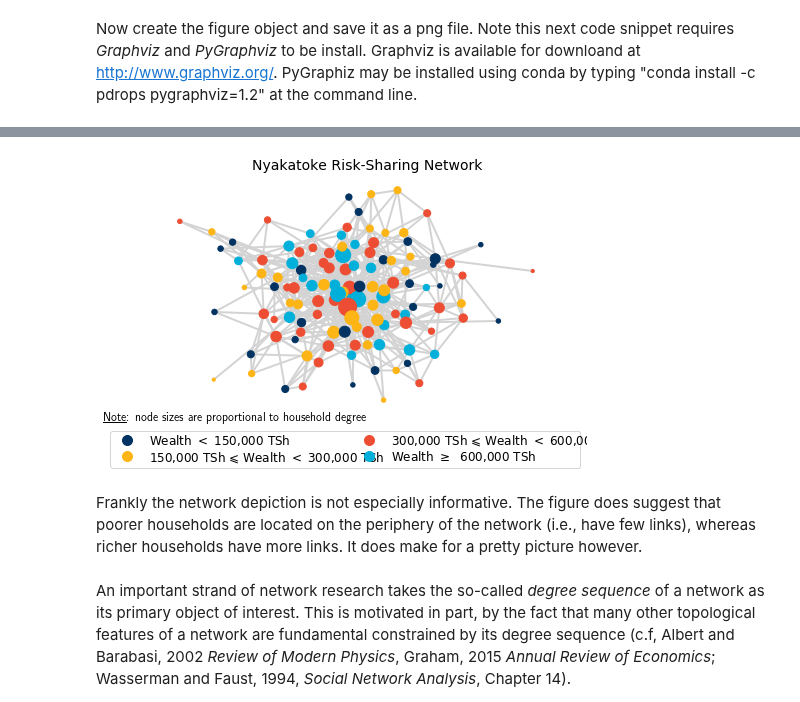
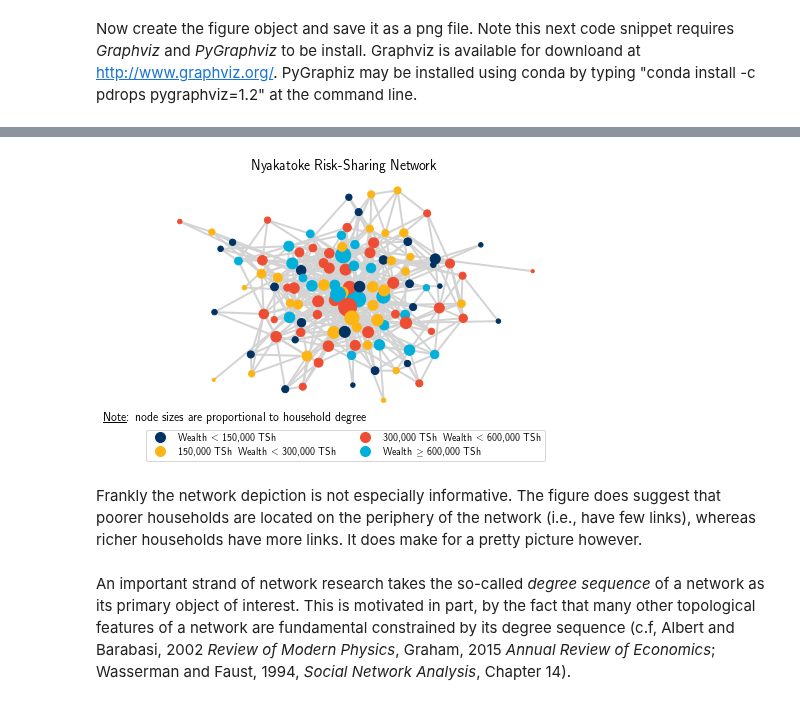
Before and after one commit to bryangraham/short_courses, a Jupyter notebook: SMU_CUHK/Notebooks/SMU_Notebook_1.ipynb, the cells around one changed output, grey strips where cells are left out. Drawn from its saved outputs; the diff is of its cells as text; code cells hidden in the pictures.

```diff
--- a/SMU_CUHK/Notebooks/SMU_Notebook_1.ipynb
+++ b/SMU_CUHK/Notebooks/SMU_Notebook_1.ipynb
@@ -208,7 +208,7 @@ rich_patch      = mlines.Line2D([], [], color='#00B0DA', marker='o', linestyle='
                                 markersize=10, label= r'Wealth $\geq$  600,000 TSh')
 
 lgd = plt.legend(handles=[very_poor_patch, poor_patch, middle_patch, rich_patch], \
-                          bbox_to_anchor=(0.5, -0.01), loc='upper center', fontsize=12, ncol=2, numpoints = 1)
+                          bbox_to_anchor=(0.5, -0.01), loc='upper center', fontsize=10, ncol=2, numpoints = 1)
 
 # Make sure plot does not have tick marks
 plt.axis('off')
@@ -244,4 +243,4 @@ plt.savefig(graphics+'Nyakatoke_Network.png', bbox_extra_artists=(lgd,), bbox_in
-[figure, old version]
+[figure, new version]
 # %% [markdown]
 Frankly the network depiction is not especially informative. The figure does suggest that poorer households are located on the periphery of the network (i.e., have few links), whereas richer households have more links. It does make for a pretty picture however.
 <br>
```
Also changed, not shown: parts of 1 cell of this notebook, 3 other files.
